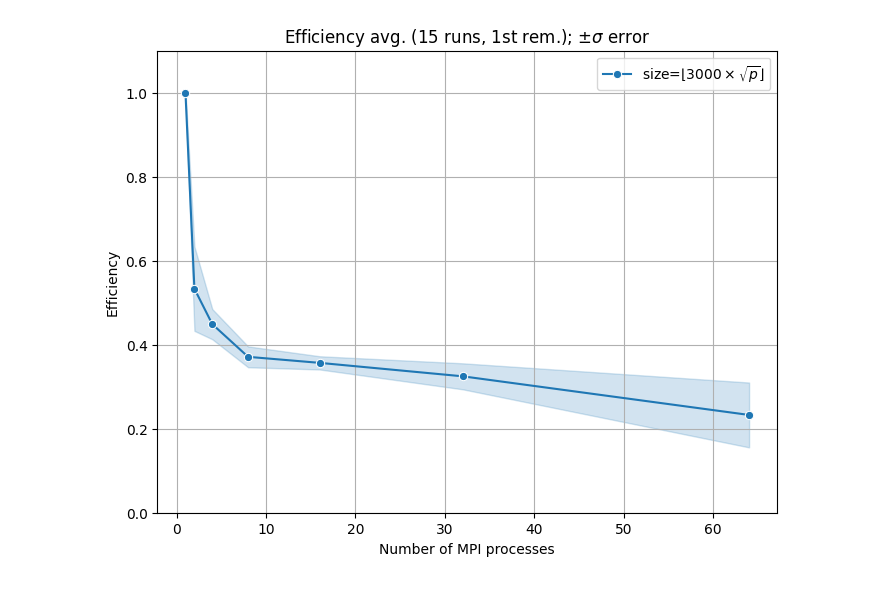
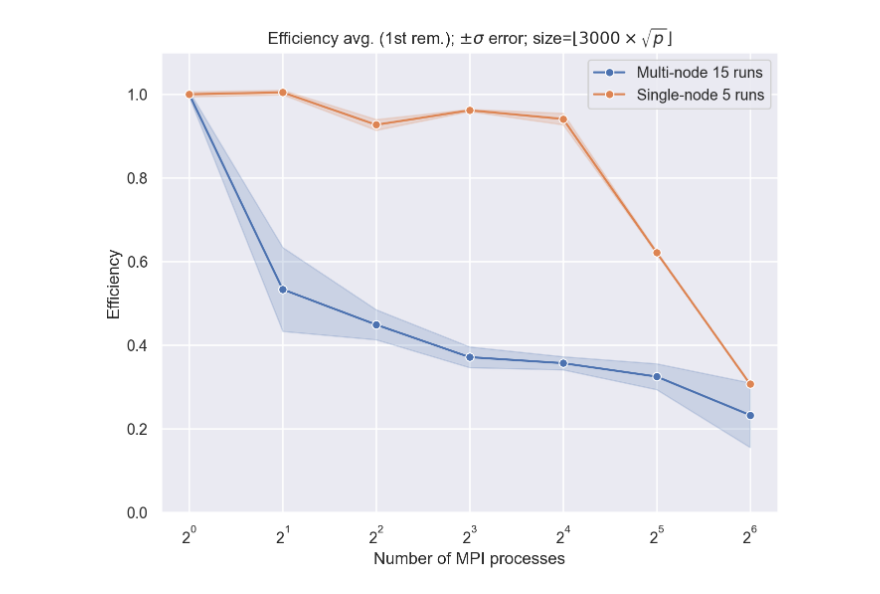
Before and after one commit to benedict-armstrong/hpc, a Jupyter notebook: project04/code/powermethod/plots.ipynb, the cells around one changed output. Saved outputs shown, nothing was run; the diff lists cells and outputs as text; code cells hidden in the pictures.

```diff
--- a/project04/code/powermethod/plots.ipynb
+++ b/project04/code/powermethod/plots.ipynb
@@ -11 +6,5 @@ EXCLUDE_FIRST_N = 1
+# %%
+EXCLUDE_FIRST_N = 1
+
+sns.set_theme(style="darkgrid")
 # %%
@@ -25,13 +30,19 @@ def reshape(data):
     rows = []
     for p_i, p in enumerate(data["processes"]):
         for i, t in enumerate(data["times"][p_i]):
-            rows.append({"processes": p, "run": i, "time": t, "base_size": data["base_size"]})
+            rows.append({"processes": p, "run": i, "time": t, "base_size": data["base_size"], "runs": data["runs"]})
     return pd.DataFrame(rows)
 # %%
-weak_multi = reshape(weak)
+weak_multi = reshape(weak_multi)
 weak_multi["type"] = "weak"
-strong_multi = reshape(strong)
+strong_multi = reshape(strong_multi)
 strong_multi["type"] = "strong"
+
+weak_single = reshape(weak_single)
+weak_single["type"] = "weak_single"
+
+strong_single = reshape(strong_single)
+strong_single["type"] = "strong_single"
 
 strong_multi
 weak_multi
@@ -121,28 +159,32 @@ plot_weak(weak_multi, "power_weak_scaling")
 # %%
 # plot weak scaling efficiency
+plt.figure(figsize=(8, 6))
 
-def plot_weak_efficiency(data, name):
-    avg_time_single = data[data["processes"] == 1]["time"].mean()
+def plot_weak_efficiency(data: pd.DataFrame, label):
+
+    t_1 = data.groupby("processes")["time"].mean().iloc[0]
+    # print(t_1)
+    # print(data["time"])
     # t(1) / t(p)
-    data["efficiency"] = avg_time_single / data["time"]
-
-    plt.figure(figsize=(8, 6))
-
-    sns.lineplot(x="processes", y="efficiency", data=data, marker="o", label=fr"size=$\lfloor {{{base_size}}} \times \sqrt{{p}}\rfloor$", errorbar="sd")
+    data["efficiency"] = t_1 / data["time"]
+    sns.lineplot(x="processes", y="efficiency", data=data, marker="o", label=label, errorbar="sd")
 
 
-    plt.xlabel("Number of MPI processes")
-    plt.ylabel("Efficiency")
-    plt.legend()
-    plt.ylim(0, 1.1)
-    plt.grid()
+plot_weak_efficiency(weak_multi, "Multi-node 15 runs")
+plot_weak_efficiency(weak_single, "Single-node 5 runs")
 
-    plt.title(f"Efficiency avg. ({weak['runs']} runs, 1st rem.); $\pm\sigma$ error")
 
-    plt.savefig(f"../../report/plots/{name}.pdf")
+plt.xlabel("Number of MPI processes")
+plt.ylabel("Efficiency")
+plt.legend()
+plt.ylim(0, 1.1)
+plt.xscale('log', base=2)
+plt.grid(True)
 
-    plt.show()
+plt.title(fr"Efficiency avg. (1st rem.); $\pm\sigma$ error; size=$\lfloor {{{base_size}}} \times \sqrt{{p}}\rfloor$")
 
-plot_weak_efficiency(weak_multi, "power_weak_scaling_efficiency")
+plt.savefig(f"../../report/plots/power_weak_efficiency.pdf")
+
+plt.show()
 # %% [output]
-[figure, old version]
+[figure, new version]
```
Also changed, not shown: parts of 7 cells of this notebook, 9 other files.
